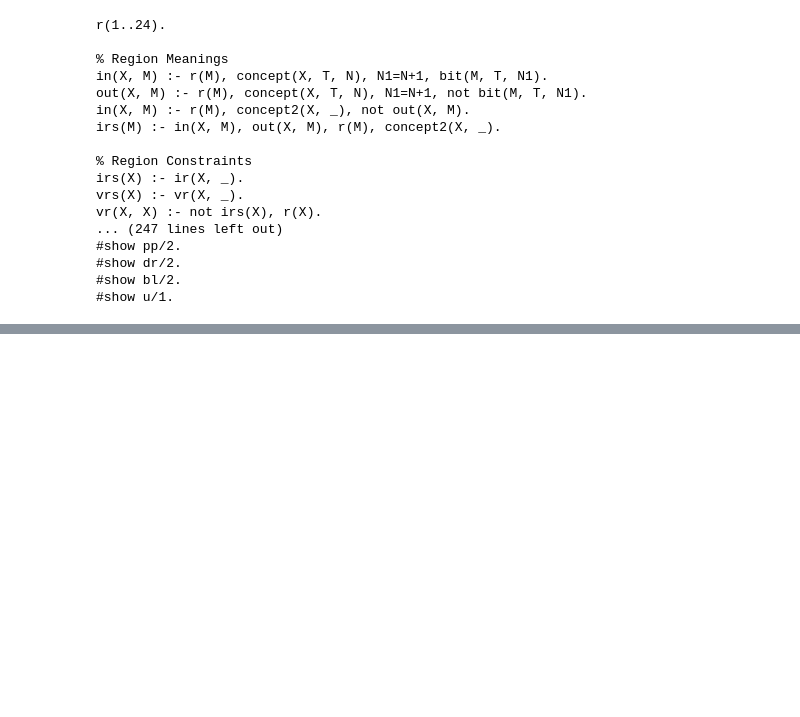
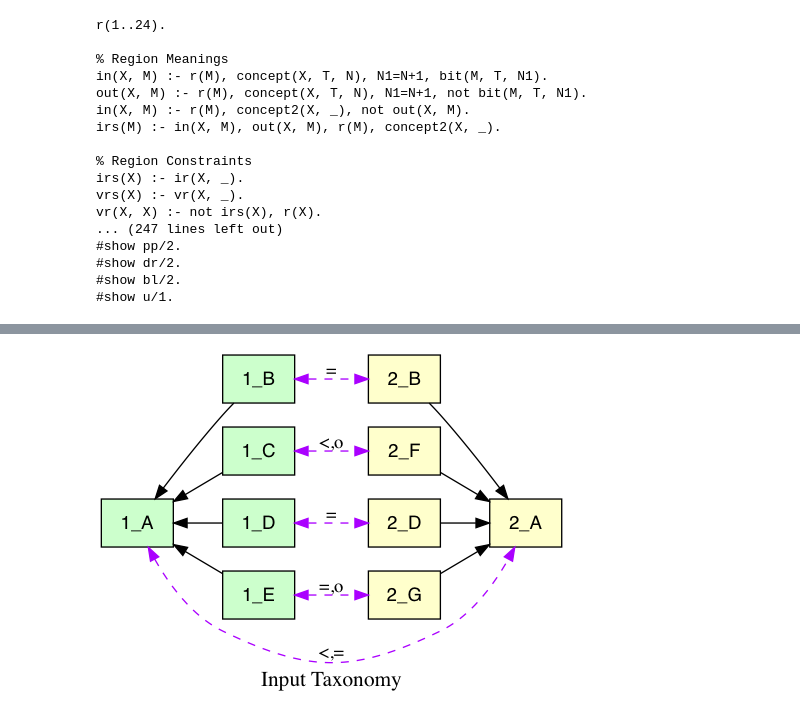
Before and after one commit to idaks/LeanEuler, a Jupyter notebook: lean_euler.ipynb, the cells around one changed output, grey strips where cells are left out. Saved outputs shown, nothing was run; the diff lists cells and outputs as text; code cells hidden in the pictures; blank space fills up the shorter version.

Commit message:
working on euler input viz

```diff
--- a/lean_euler.ipynb
+++ b/lean_euler.ipynb
@@ -19,5 +25,5 @@ cleantax_file
 # %%
-rules = lean_euler.gen_asp_from_cleantax(cleantax_file)
+rules, t1, t2 = lean_euler.gen_asp_from_cleantax(cleantax_file, encoding='mnpw')
 # %%
 print('\n'.join(rules))
 # %% [output]
@@ -43,0 +152,35 @@ with open('scscsd.lp4', 'w') as f:
+# %%
+def add_tax_to_graph(G, root, tax_styles, tax_id):
+
+    def add_children(G, sub_root, tax_styles):
+        for child in sub_root.children:
+            G.add_node(child.name, **tax_styles['node'])
+            if tax_id % 2 == 1:
+                G.add_edge(child.name, sub_root.name, **tax_styles['parent_edge'], dir='forward')
+            else:
+                G.add_edge(sub_root.name, child.name, **tax_styles['parent_edge'], dir='back')
+            add_children(G, child, tax_styles)
+
+    G.add_node(root.name, **tax_styles['node'])
+    add_children(G, root, tax_styles)
+
+def visualize(rel_data, taxes):
+
+    G = nx.DiGraph(**get_graph_styles())  # TODO
+    for i, (tax_name, tax_desc) in enumerate(taxes.items()):
+        tax_styles = get_tax_styles(i)  # TODO
+        root = tax_desc[tax_name].children[0]
+        add_tax_to_graph(G, root, tax_styles, i)
+
+    articulations = rel_data[rel_data['Relation'] != 'parent']
+    for i, row in articulations.iterrows():
+
+        G.add_edge(row['Node1'], row['Node2'], **get_rel_edge_styles(row['Relation']))
+
+    return G
+# %%
+G = visualize(t1, t2)
+# %%
+draw(G, show='ipynb')
+# %% [output]
+[figure, added]
```
Also changed, not shown: parts of 13 cells of this notebook, 2 other files.
